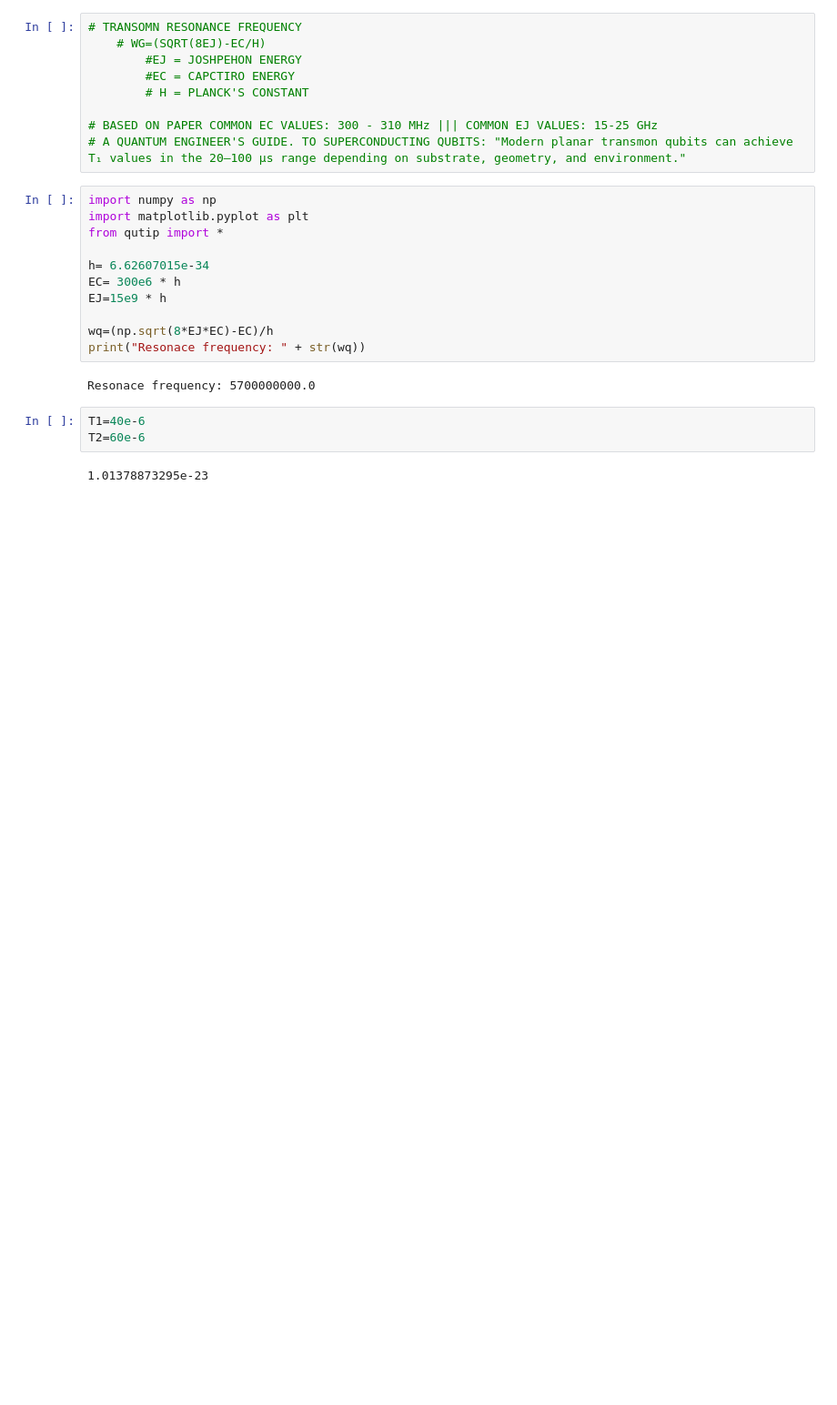
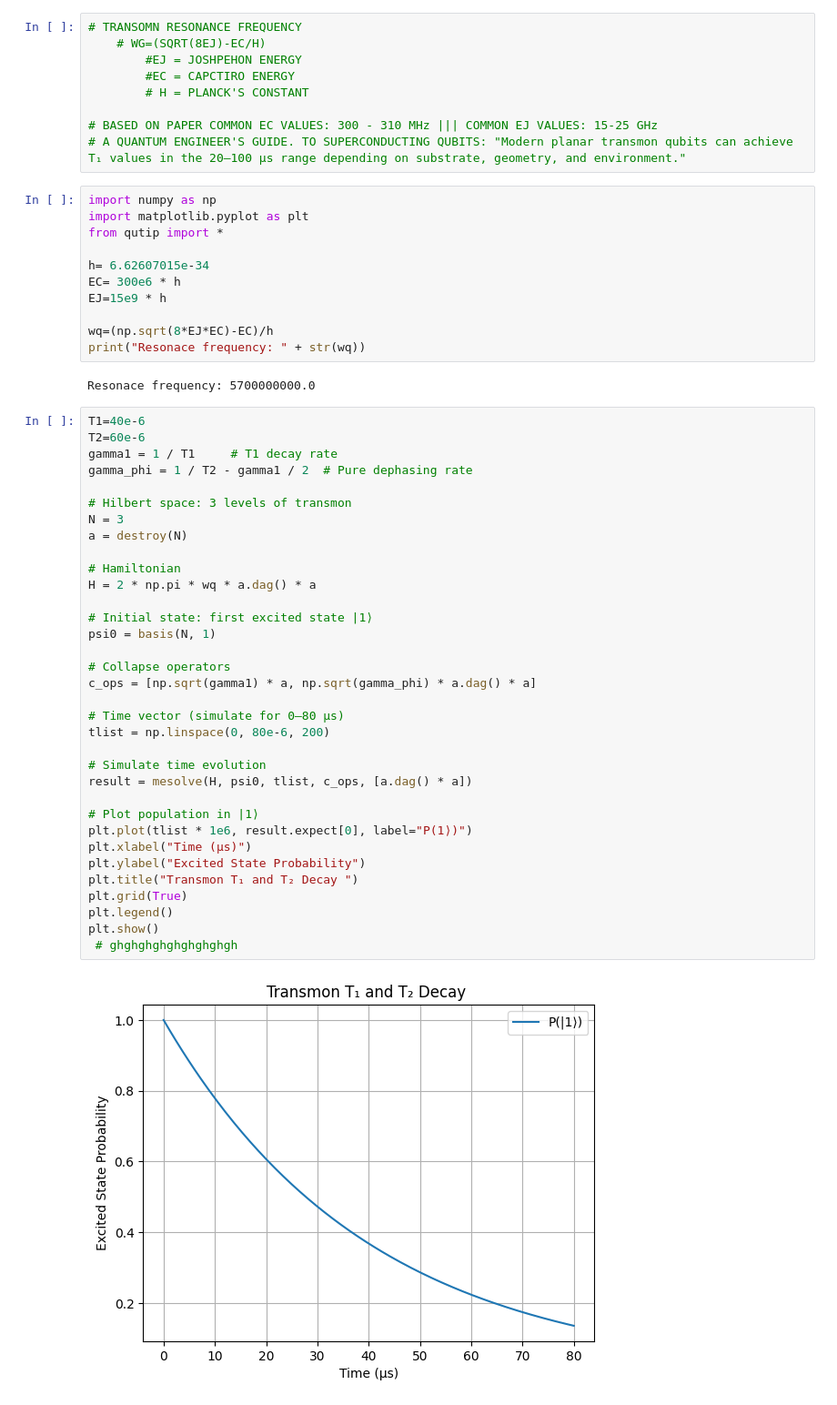
Before and after one commit to urgUrlola/Quantum_Circuit_Design, a Jupyter notebook: qubit_lifetime.ipynb, the cells around one changed output. Shown at 91% size. Cells and saved outputs as stored; diff of their text form; blank space fills up the shorter version.

```diff
--- a/qubit_lifetime.ipynb
+++ b/qubit_lifetime.ipynb
@@ -23,5 +23,36 @@ Resonace frequency: 5700000000.0
 # %%
 T1=40e-6
 T2=60e-6
+gamma1 = 1 / T1     # T1 decay rate
+gamma_phi = 1 / T2 - gamma1 / 2  # Pure dephasing rate
+
+# Hilbert space: 3 levels of transmon
+N = 3
+a = destroy(N)
+
+# Hamiltonian
+H = 2 * np.pi * wq * a.dag() * a
+
+# Initial state: first excited state |1⟩
+psi0 = basis(N, 1)
+
+# Collapse operators
+c_ops = [np.sqrt(gamma1) * a, np.sqrt(gamma_phi) * a.dag() * a]
+
+# Time vector (simulate for 0–80 µs)
+tlist = np.linspace(0, 80e-6, 200)
+
+# Simulate time evolution
+result = mesolve(H, psi0, tlist, c_ops, [a.dag() * a])
+
+# Plot population in |1⟩
+plt.plot(tlist * 1e6, result.expect[0], label="P(1⟩)")
+plt.xlabel("Time (µs)")
+plt.ylabel("Excited State Probability")
+plt.title("Transmon T₁ and T₂ Decay ")
+plt.grid(True)
+plt.legend()
+plt.show()
+ # ghghghghghghghghgh
 # %% [output]
-1.01378873295e-23
+[figure, added]
```
